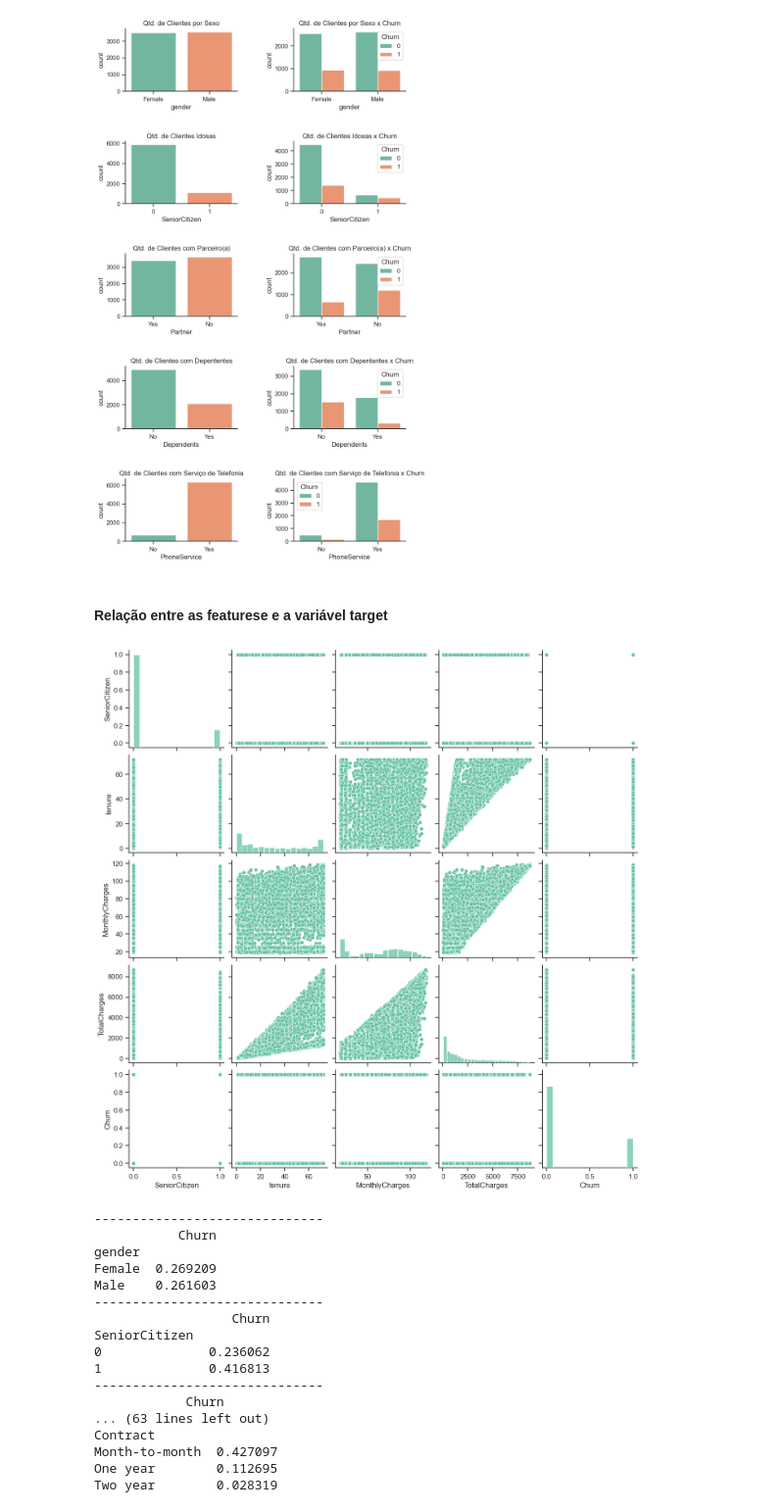
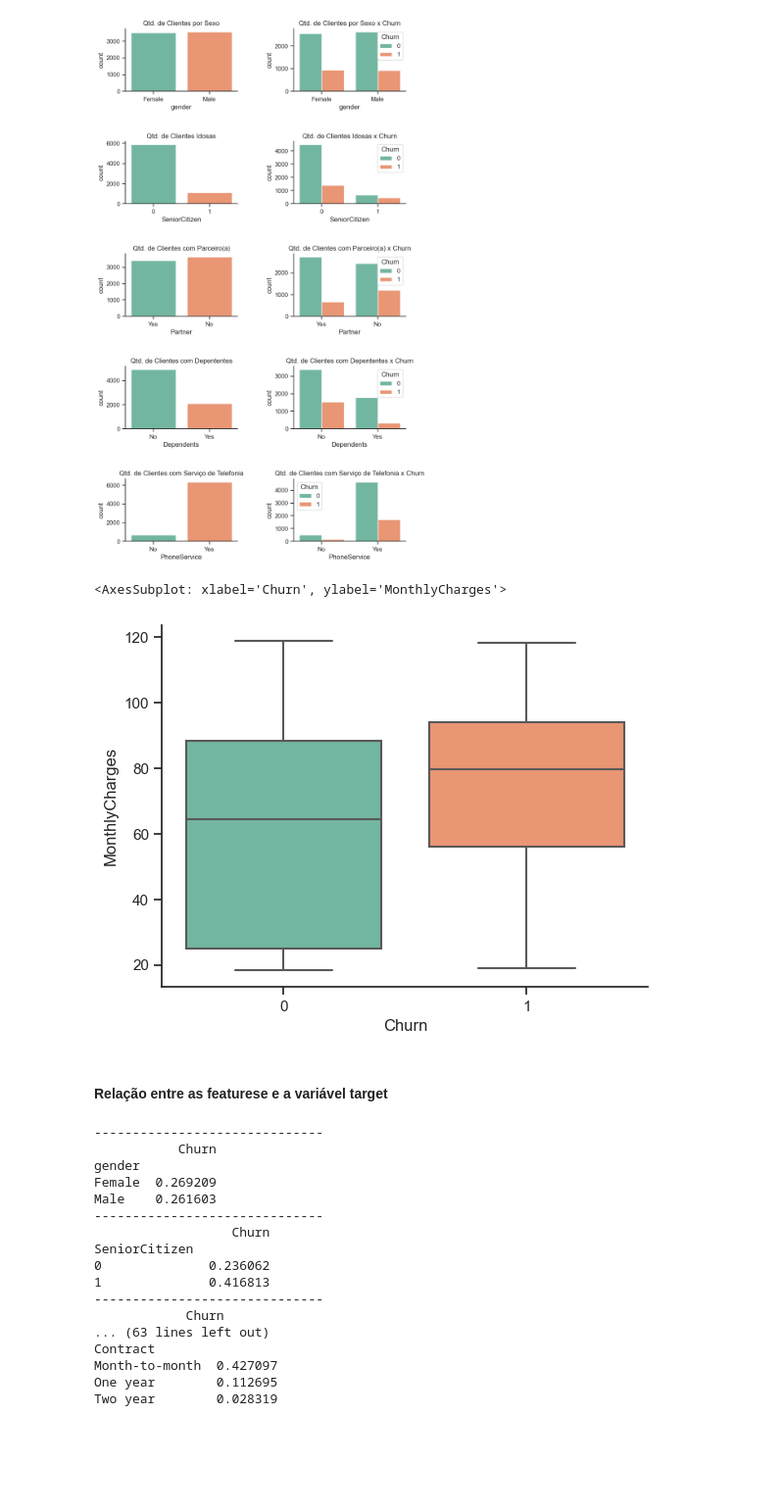
Before and after one commit to Prog-LucasAlves/CD_Churn, a Jupyter notebook: Transformations/analysis.ipynb, the cells around one changed output. Shown: that part at 98% size. Cells and saved outputs as stored; diff of their text form; code cells hidden in the pictures; blank space fills up the shorter version.

```diff
--- a/Transformations/analysis.ipynb
+++ b/Transformations/analysis.ipynb
@@ -270,12 +283,13 @@ plt.subplots_adjust(left=0.2,
 plt.show()
 # %% [output]
 [figure]
+# %%
+sns.boxplot(x='Churn', y='MonthlyCharges', data=data_copy)
+# %% [output]
+<AxesSubplot: xlabel='Churn', ylabel='MonthlyCharges'>
+[figure, added]
 # %% [markdown]
 #### Relação entre as featurese e a variável target
-# %%
-sns.pairplot(data=data_copy);
-# %% [output]
-[figure, removed]
 # %%
 print('------------------------------')
 
```
Also changed, not shown: parts of 13 cells of this notebook, 26 other files.
